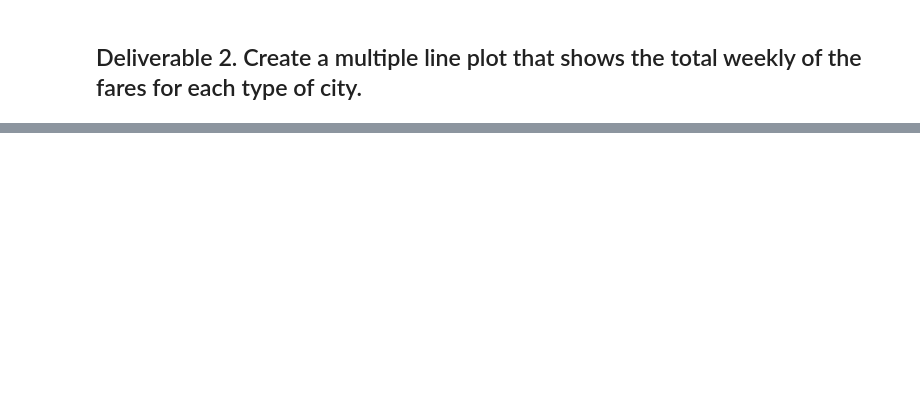
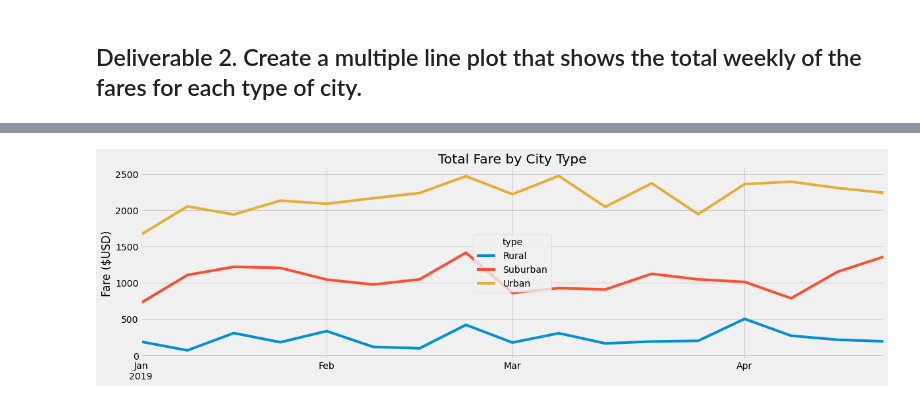
Before and after one commit to Kenner82/PyBer_Analysis, a Jupyter notebook: PyBer_Challenge.ipynb, the cells around one changed output, grey strips where cells are left out. Drawn from its saved outputs; the diff is of its cells as text; code cells hidden in the pictures; blank space fills up the shorter version.

Commit message:
Finalized challenge requirements and saved image

```diff
--- a/PyBer_Challenge.ipynb
+++ b/PyBer_Challenge.ipynb
@@ -96,3 +207,9 @@ pyber_summary_df.index.name = None
 # %%
 # 4. Create a pivot table with the 'date' as the index, the columns ='type', and values='fare'
 # to get the total fares for each type of city by the date.
+
+# In Step 3, use the pivot() function to convert the DataFrame from the previous step so that the
+# index is the "date," each column is a city "type," and the values are the "fare."
+
+fare_by_date_type_pivot = fare_by_date_type.pivot(index='date',columns="type",values="fare")
+fare_by_date_type_pivot.tail()
@@ -99,2 +224,6 @@ pyber_summary_df.index.name = None
 # %%
-# 5. Create a new DataFrame from the pivot table DataFrame using loc on the given dates, '2019-01-01':'2019-04-29'.
+# 5. Create a new DataFrame from the pivot table DataFrame using loc on the given dates,
+# '2019-01-01':'2019-04-29'.
+
+date_df = fare_by_date_type_pivot.loc['2019-01-01':'2019-04-29']
+date_df
@@ -101,5 +245,7 @@ pyber_summary_df.index.name = None
 # %%
 # 6. Set the "date" index to datetime datatype. This is necessary to use the resample() method in Step 8.
 # df.index = pd.to_datetime(df.index)
+
+date_df.index = pd.to_datetime(date_df.index)
 # %%
 # 7. Check that the datatype for the index is datetime using df.info()
@@ -106,2 +265,6 @@ pyber_summary_df.index.name = None
 # %%
-# 8. Create a new DataFrame using the "resample()" function by week 'W' and get the sum of the fares for each week.
+# 8. Create a new DataFrame using the "resample()" function by week 'W' and get the sum of the fares
+# for each week.
+
+date_week_df = date_df.resample("W").sum()
+date_week_df
@@ -108,7 +291,14 @@ pyber_summary_df.index.name = None
 # %%
-# 8. Using the object-oriented interface method, plot the resample DataFrame using the df.plot() function.
+# 8. Using the object-oriented interface method, plot the resample DataFrame using the
+# df.plot() function.
 
 # Import the style from Matplotlib.
 from matplotlib import style
 # Use the graph style fivethirtyeight.
 style.use('fivethirtyeight')
+
+date_week_df.plot(title="Total Fare by City Type",xlabel="",ylabel="Fare ($USD)",figsize=(18,5))
+
+plt.savefig("analysis/PyBer_fare_summary.png")
+# %% [output]
+[figure, added]
```
Also changed, not shown: parts of 19 cells of this notebook, 1 other file.
